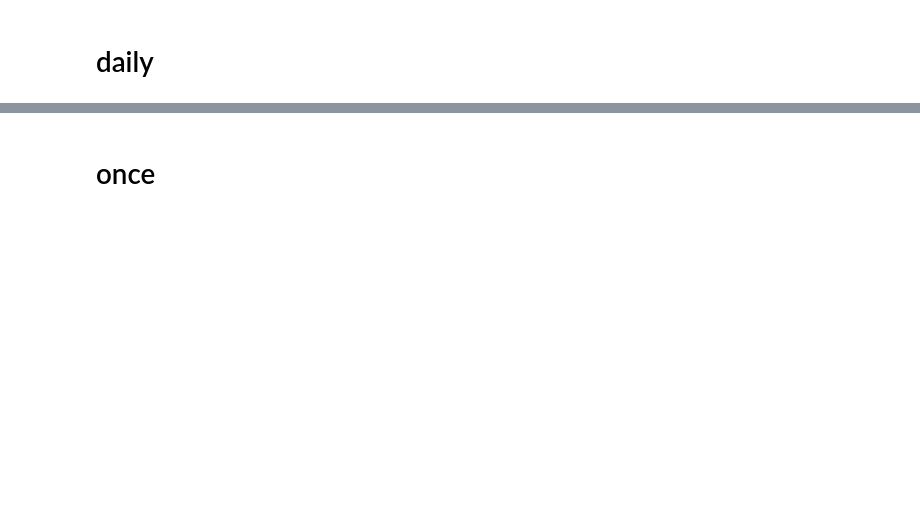
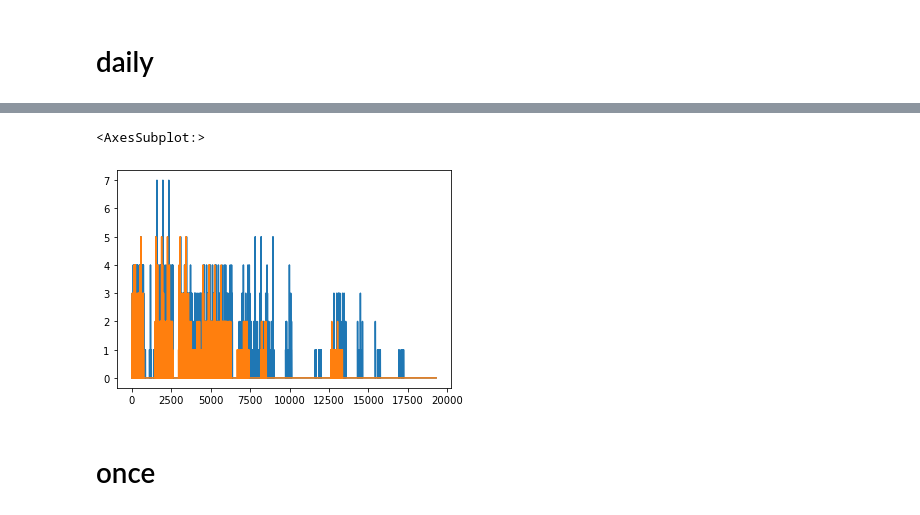
Before and after one commit to varyabazilova/sedcas_sediments_hma, a Jupyter notebook: 202406_modelruns/floods_per_month_plot.ipynb, the cells around one changed output, grey strips where cells are left out. Drawn from its saved outputs; the diff is of its cells as text; code cells hidden in the pictures; blank space fills up the shorter version.

```diff
--- a/202406_modelruns/floods_per_month_plot.ipynb
+++ b/202406_modelruns/floods_per_month_plot.ipynb
@@ -77,7 +101,7 @@ daily40_lc3_melted = prepare_dfcount_for_plot(daily40_lc3).rename(columns={'dfs_
 daily40_lc4_melted = prepare_dfcount_for_plot(daily40_lc4).rename(columns={'dfs_count': 'dfs_count_daily40'})
 # %%
 # make 4 dfs depending ont he scenatio
-merge_on = ['D', 'D_year', 'D_month', 'elevation', 'elevation_bin']
+merge_on = ['D', 'D_year', 'D_month', 'elevation', 'elevation_bin', 'id']
 
 # ------- landcover1
 dfs = [daily20_lc1_melted, daily30_lc1_melted, daily40_lc1_melted]
@@ -124,3 +148,7 @@ for i, (df, label) in enumerate(zip(dfs[1:], [30, 40]), start=2):
 
 lc4_daily['dfspot_count'] = dfspot4_melted.dfs_count
 # %%
+lc1_daily = calculate_floods(lc1_daily, 'daily').fillna(0)
+lc2_daily = calculate_floods(lc2_daily, 'daily').fillna(0)
+lc3_daily = calculate_floods(lc3_daily, 'daily').fillna(0)
+lc4_daily = calculate_floods(lc4_daily, 'daily').fillna(0)
@@ -141,3 +166,11 @@ lc4_daily['dfspot_count'] = dfspot4_melted.dfs_count
+# %%
+lc2_daily.dfspot_count.plot()
+
+lc2_daily.dfs_count_daily40.plot()
+# lc2_daily.ffs_count_daily40.plot()
+# %% [output]
+<AxesSubplot:>
+[figure, added]
 # %% [markdown]
 # once
 # %%
```
Also changed, not shown: parts of 7 cells of this notebook, 25 other files.
